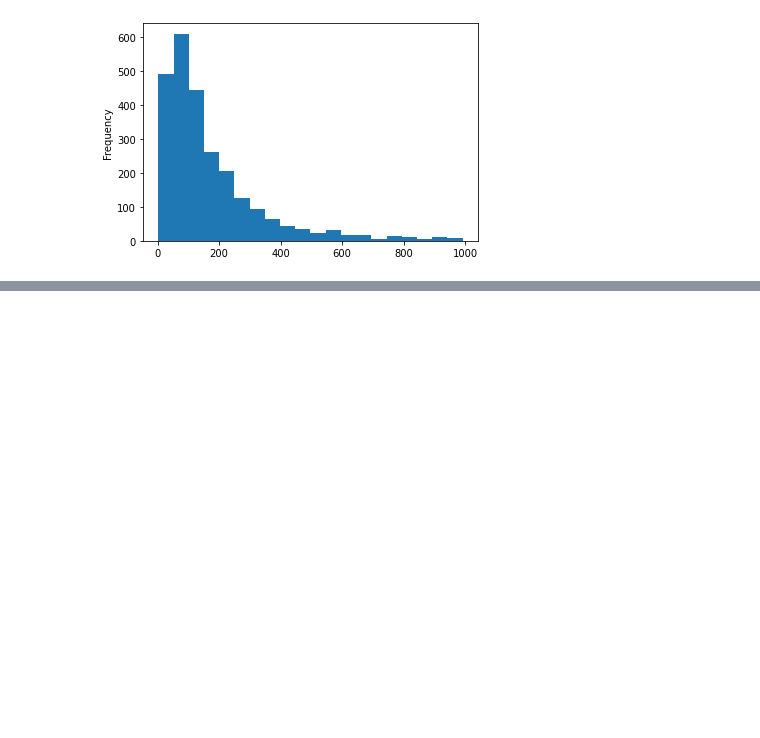
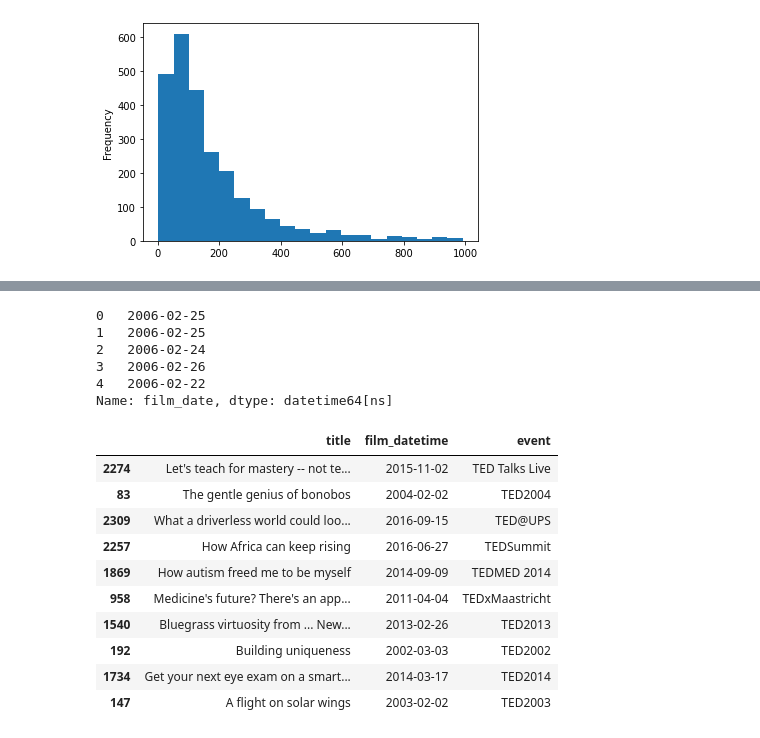
Before and after one commit to benkaan001/pandas_and_beyond, a Jupyter notebook: analyze_data/05_ted_talks.ipynb, the cells around one changed output, grey strips where cells are left out. Saved outputs shown, nothing was run; the diff lists cells and outputs as text; code cells hidden in the pictures; blank space fills up the shorter version.

```diff
--- a/analyze_data/05_ted_talks.ipynb
+++ b/analyze_data/05_ted_talks.ipynb
@@ -225,0 +273,10 @@ df.query('comments < 1000').comments.plot(kind='hist',
+# %%
+# Need to specify unit as 's' or 'ns'
+pd.to_datetime(df.film_date, unit='s').head()
+# %% [output]
+0   2006-02-25
+1   2006-02-25
+2   2006-02-24
+3   2006-02-26
+4   2006-02-22
+Name: film_date, dtype: datetime64[ns]
@@ -225,0 +286,14 @@ df.query('comments < 1000').comments.plot(kind='hist',
+# %%
+df[['title', 'film_datetime', 'event']].sample(10)
+# %% [output]
+|  | title | film_datetime | event |
+| 2274 | Let's teach for mastery -- not te... | 2015-11-02 | TED Talks Live |
+| 83 | The gentle genius of bonobos | 2004-02-02 | TED2004 |
+| 2309 | What a driverless world could loo... | 2016-09-15 | TED@UPS |
+| 2257 | How Africa can keep rising | 2016-06-27 | TEDSummit |
+| 1869 | How autism freed me to be myself | 2014-09-09 | TEDMED 2014 |
+| 958 | Medicine's future? There's an app... | 2011-04-04 | TEDxMaastricht |
+| 1540 | Bluegrass virtuosity from ... New... | 2013-02-26 | TED2013 |
+| 192 | Building uniqueness | 2002-03-03 | TED2002 |
+| 1734 | Get your next eye exam on a smart... | 2014-03-17 | TED2014 |
+| 147 | A flight on solar wings | 2003-02-02 | TED2003 |
```
Also changed, not shown: parts of 29 cells of this notebook.
